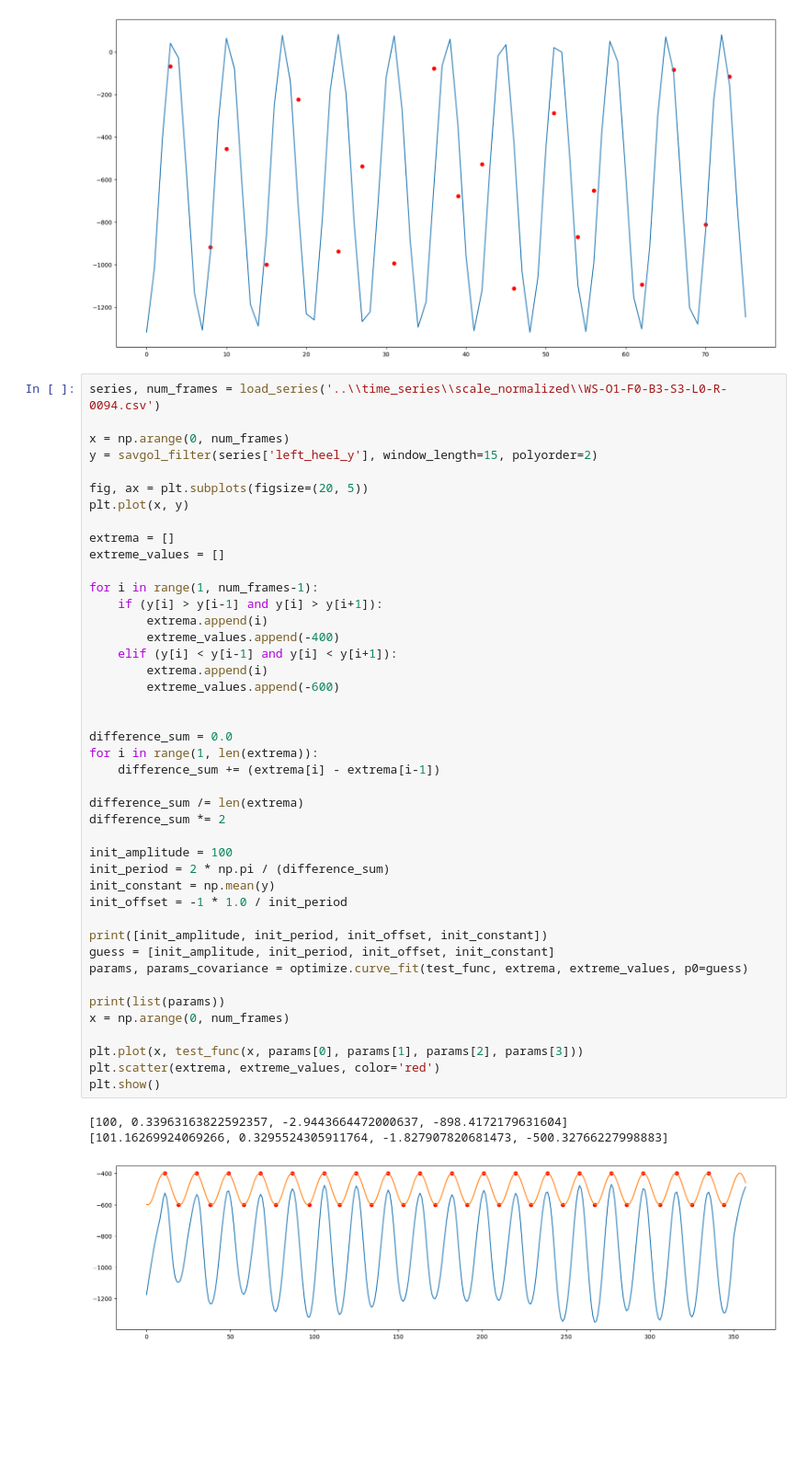
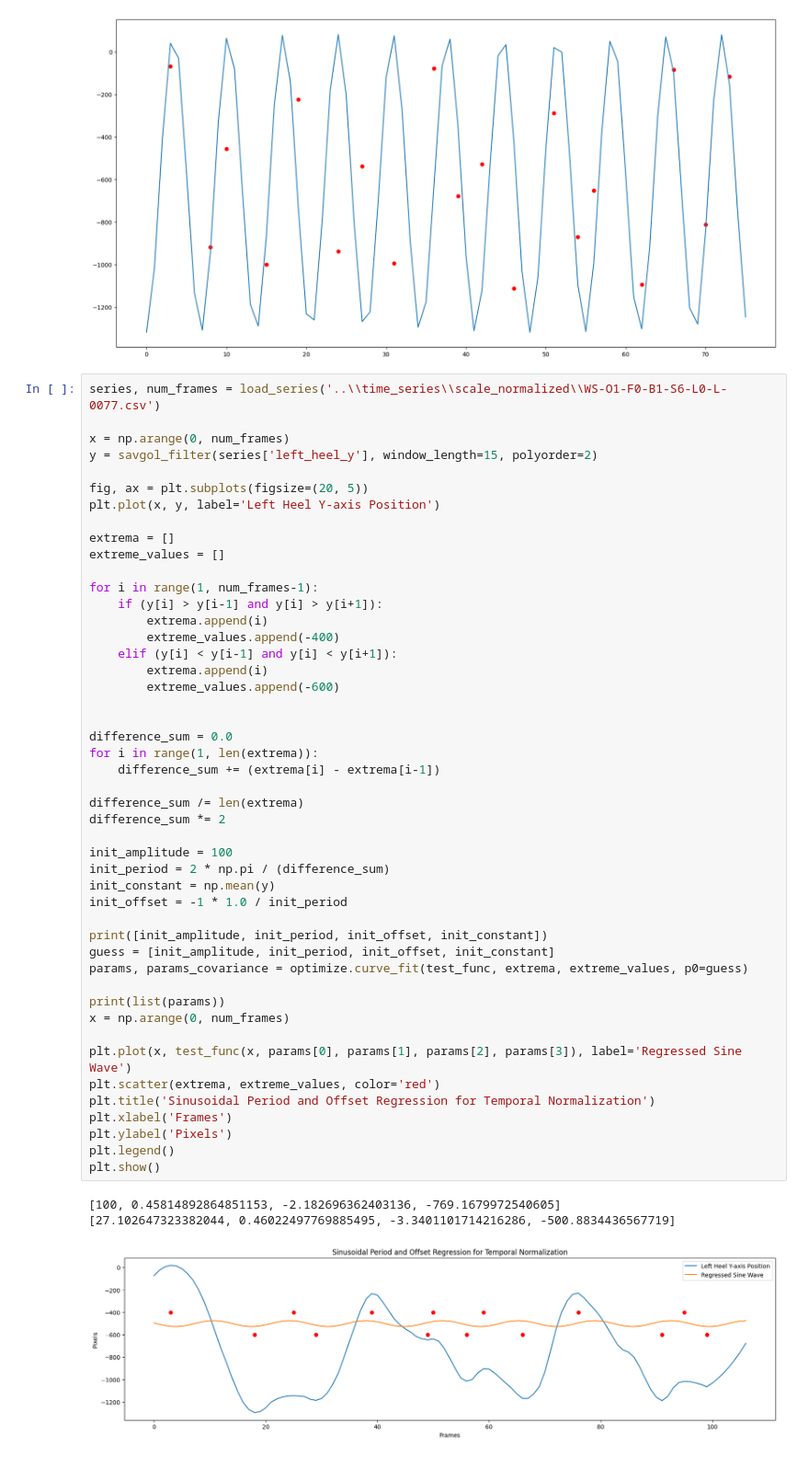
Before and after one commit to adarshramiyer/gAIt, a Jupyter notebook: data_processing/temporal_normalization.ipynb, the cells around one changed output. Shown at 92% size. Cells and saved outputs as stored; diff of their text form; blank space fills up the shorter version.

```diff
--- a/data_processing/temporal_normalization.ipynb
+++ b/data_processing/temporal_normalization.ipynb
@@ -77,13 +80,13 @@ plt.show()
 [174.28369182649038, 0.914689070145756, -1.5179269042461137, -618.5985851359669]
 [figure]
 # %%
-series, num_frames = load_series('..\\time_series\\scale_normalized\\WS-O1-F0-B3-S3-L0-R-0094.csv')
+series, num_frames = load_series('..\\time_series\\scale_normalized\\WS-O1-F0-B1-S6-L0-L-0077.csv')
 
 x = np.arange(0, num_frames)
 y = savgol_filter(series['left_heel_y'], window_length=15, polyorder=2)
 
 fig, ax = plt.subplots(figsize=(20, 5))
-plt.plot(x, y)
+plt.plot(x, y, label='Left Heel Y-axis Position')
 
 extrema = []
 extreme_values = []
@@ -92,34 +95,38 @@ for i in range(1, num_frames-1):
     if (y[i] > y[i-1] and y[i] > y[i+1]):
         extrema.append(i)
         extreme_values.append(-400)
     elif (y[i] < y[i-1] and y[i] < y[i+1]):
         extrema.append(i)
         extreme_values.append(-600)
 
 
 difference_sum = 0.0
 for i in range(1, len(extrema)):
     difference_sum += (extrema[i] - extrema[i-1])
 
 difference_sum /= len(extrema)
 difference_sum *= 2
 
 init_amplitude = 100
 init_period = 2 * np.pi / (difference_sum)
 init_constant = np.mean(y)
 init_offset = -1 * 1.0 / init_period
 
 print([init_amplitude, init_period, init_offset, init_constant])
 guess = [init_amplitude, init_period, init_offset, init_constant]
 params, params_covariance = optimize.curve_fit(test_func, extrema, extreme_values, p0=guess)
 
 print(list(params))
 x = np.arange(0, num_frames)
 
-plt.plot(x, test_func(x, params[0], params[1], params[2], params[3]))
+plt.plot(x, test_func(x, params[0], params[1], params[2], params[3]), label='Regressed Sine Wave')
 plt.scatter(extrema, extreme_values, color='red')
+plt.title('Sinusoidal Period and Offset Regression for Temporal Normalization')
+plt.xlabel('Frames')
+plt.ylabel('Pixels')
+plt.legend()
 plt.show()
 # %% [output]
-[100, 0.33963163822592357, -2.9443664472000637, -898.4172179631604]
-[101.16269924069266, 0.3295524305911764, -1.827907820681473, -500.32766227998883]
+[100, 0.45814892864851153, -2.182696362403136, -769.1679972540605]
+[27.102647323382044, 0.46022497769885495, -3.3401101714216286, -500.8834436567719]
-[figure, old version]
+[figure, new version]
```
Also changed, not shown: parts of 2 cells of this notebook.
